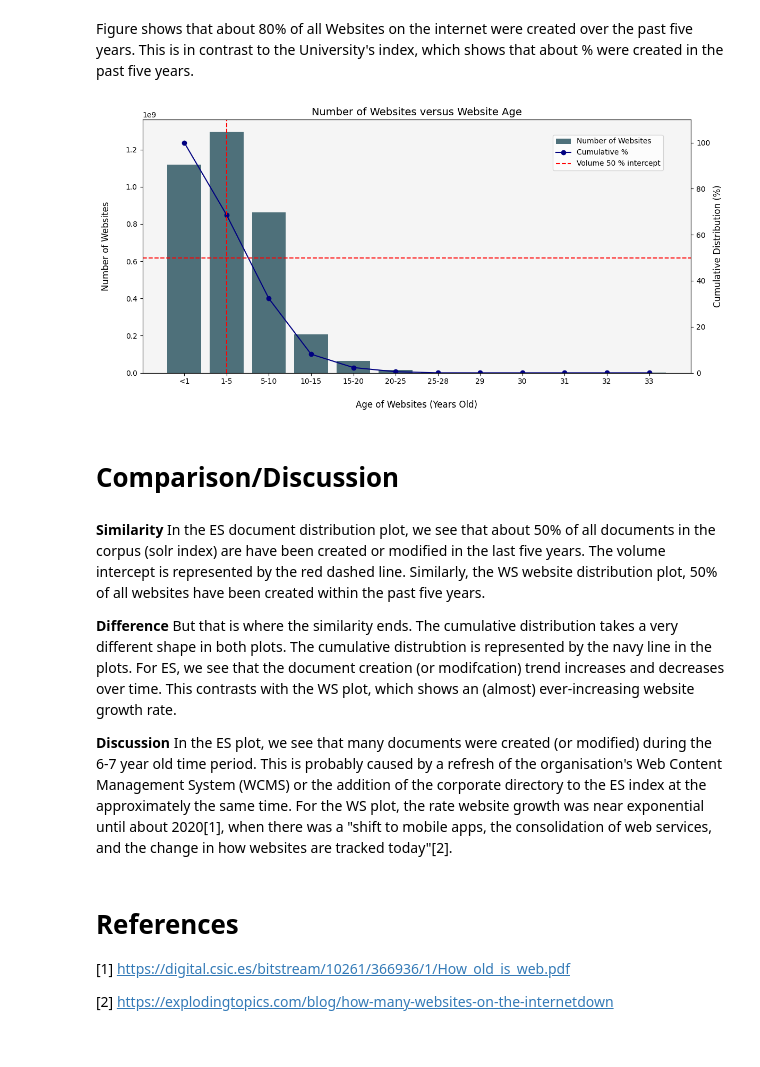
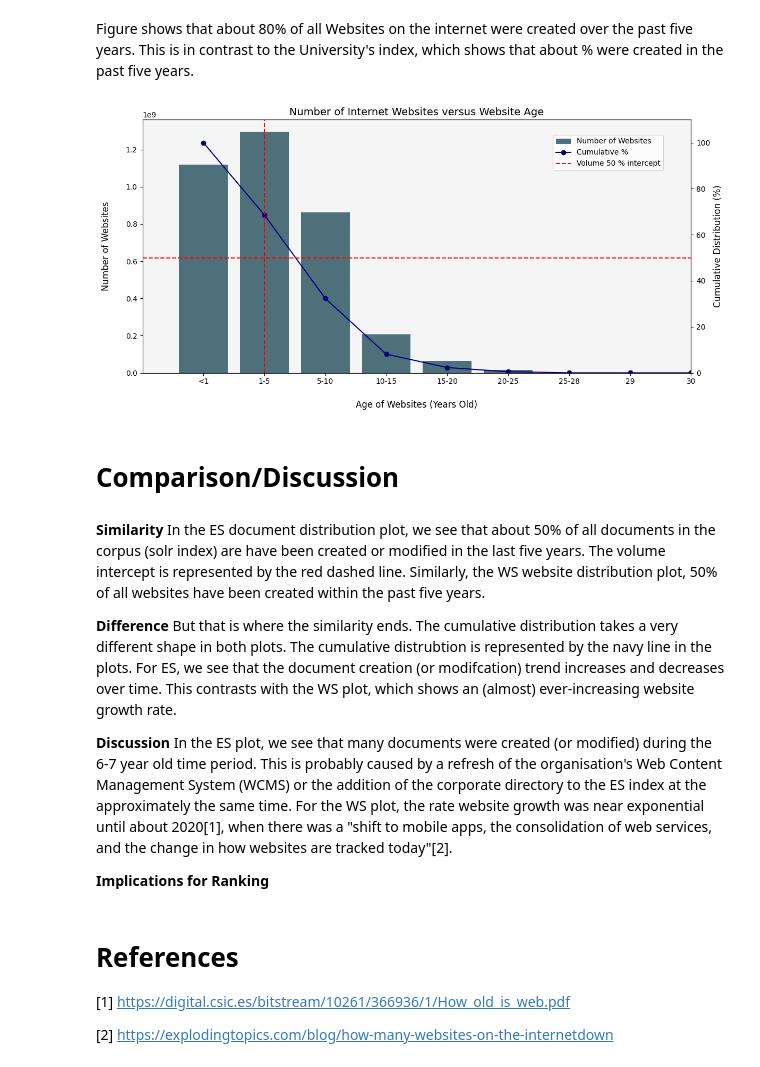
Before and after one commit to ColinDaly75/ES-Ranking, a Jupyter notebook: recency-inventory-of-document-age-plot.ipynb, the cells around one changed output. Saved outputs shown, nothing was run; the diff lists cells and outputs as text; code cells hidden in the pictures.

Commit message:
Kaggle Notebook | recency-document-age-plot | Version 8

```diff
--- a/recency-inventory-of-document-age-plot.ipynb
+++ b/recency-inventory-of-document-age-plot.ipynb
@@ -114,7 +114,7 @@ Figure shows that about 80% of all Websites on the internet were created over th
 # WS Data for years and the number of websites
 # This data is from https://explodingtopics.com/blog/how-many-websites-on-the-internet
 
-years = [
+years = [  # covers 33 years, bin scales are not uniform, but it doesn't matter to shape of plot.
     "33", "32", "31", "30", "29",
     "25-28", "20-25", "15-20", "10-15",
     "5-10", "1-5", "<1"
@@ -125,17 +125,15 @@ num_websites = [
     863105652, 1295973827, 1119023272
 ]
 
+
+
+
 # Calculate cumulative distribution
 cumulative_distribution = np.cumsum(num_websites)
 
 # Normalize for percentage distribution
 cumulative_distribution_percentage = (cumulative_distribution / cumulative_distribution[-1]) * 100
 
-# Find the n% intercept volume and year
-n_percent_volume = 50
-intercept_index_n = np.argmax(cumulative_distribution_percentage >= n_percent_volume)
-intercept_year_n = years[intercept_index_n]
-intercept_volume_n = cumulative_distribution[intercept_index_n]
 
 # Plot
 fig, ax1 = plt.subplots(figsize=(12, 6))
@@ -146,37 +144,46 @@ ax1.bar(years, num_websites, color=colour1, label='Number of Websites')
 ax1.set_xlabel('Age of Websites (Years Old)', fontsize=12, labelpad=20)
 ax1.set_ylabel('Number of Websites', fontsize=12, labelpad=20)
 ax1.tick_params(axis='y', labelsize=10)
-ax1.set_title('Number of Websites versus Website Age', fontsize=14)
+ax1.set_title('Number of Internet Websites versus Website Age', fontsize=14)
 ax1.tick_params(axis='x', labelsize=10)
 ax1.invert_xaxis()  # Reverse the order of the x-axis
 ax1.set_facecolor('whitesmoke')
 
 # Cumulative distribution line plot
+color2 = '#919191'
 ax2 = ax1.twinx()
 ax2.plot(years, cumulative_distribution_percentage, color='navy', marker='o', label='Cumulative %')
 ax2.set_ylabel('Cumulative Distribution (%)', fontsize=12)
 ax2.tick_params(axis='y', labelsize=10)
 ax2.set_ylim(0, 110)
+
+# Find the n% intercept volume and year
+n_percent_volume = 50
+intercept_index_n = np.argmax(cumulative_distribution_percentage >= n_percent_volume)
+intercept_year_n = years[intercept_index_n]
+intercept_volume_n = cumulative_distribution[intercept_index_n]
+
 
 # Add the n% intercept line
 ax2.axhline(y=n_percent_volume, color='red', linestyle='--', label=f"Volume {n_percent_volume} % intercept")
 ax2.axvline(x=intercept_year_n, color='red', linestyle='--')
 ax1.annotate(f"",
              xy=(intercept_year_n, n_percent_volume), xycoords='data',
              #xytext=(intercept_year_n, n_percent_volume + 10),
              arrowprops=dict(arrowstyle="->", color='black'),
              fontsize=10, color='black')
 
 # Add legends for clarity
 fig.legend(loc='upper right', bbox_to_anchor=(0.9, 0.9), fontsize=10)
 
 # Tight layout and show the plot
+plt.xlim(12,3)   # cut off x-axis to 30 years, which is what we have for the ES plot.
 plt.tight_layout()
 plt.savefig('Fig-Website-Recency-Inventory.png', bbox_inches='tight')
 
 plt.show()
 # %% [output]
-[figure, old version]
+[figure, new version]
 # %% [markdown]
  # **Comparison/Discussion** <a class="anchor"  id="Discussion"></a>
 # %% [markdown]
@@ -188,6 +195,8 @@ But that is where the similarity ends.  The cumulative distribution takes a very
 
 **Discussion**
 In the ES plot, we see that many documents were created (or modified) during the 6-7 year old time period.  This is probably caused by a refresh of the organisation's Web Content Management System (WCMS) or the addition of the corporate directory to the ES index at the approximately the same time.   For the WS plot, the rate website growth was near exponential until about 2020[1], when there was a "shift to mobile apps, the consolidation of web services, and the change in how websites are tracked today"[2].
+
+**Implications for Ranking**
 # %% [markdown]
  # **References** <a class="anchor"  id="References"></a>
 
```
Also changed, not shown: parts of 2 cells of this notebook.
